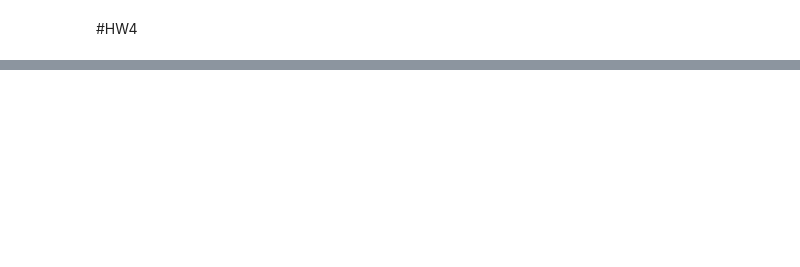
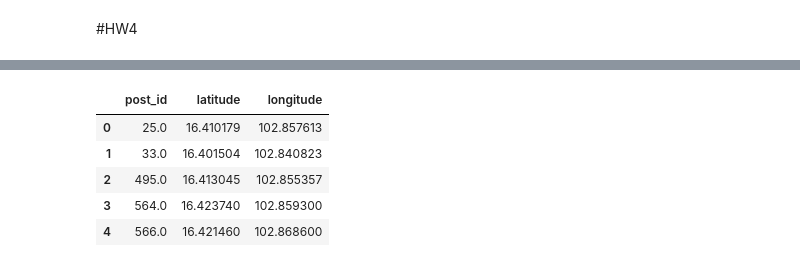
Before and after one commit to SasiwimonV/bsc_dpdm22, a Jupyter notebook: [dataprep2]_GIS_point_of_interest_data.ipynb, the cells around one changed output, grey strips where cells are left out. Cells and saved outputs as stored; diff of their text form; code cells hidden in the pictures; blank space fills up the shorter version.

```diff
--- a/[dataprep2]_GIS_point_of_interest_data.ipynb
+++ b/[dataprep2]_GIS_point_of_interest_data.ipynb
@@ -156,0 +289,11 @@ geopy.distance.geodesic(loc1,loc2).m
+# %%
+hometable = home[['post_id','latitude','longitude']]
+# %%
+hometable.head()
+# %% [output]
+|  | post_id | latitude | longitude |
+| 0 | 25.0 | 16.410179 | 102.857613 |
+| 1 | 33.0 | 16.401504 | 102.840823 |
+| 2 | 495.0 | 16.413045 | 102.855357 |
+| 3 | 564.0 | 16.423740 | 102.859300 |
+| 4 | 566.0 | 16.421460 | 102.868600 |
```
Also changed, not shown: parts of 23 cells of this notebook.
